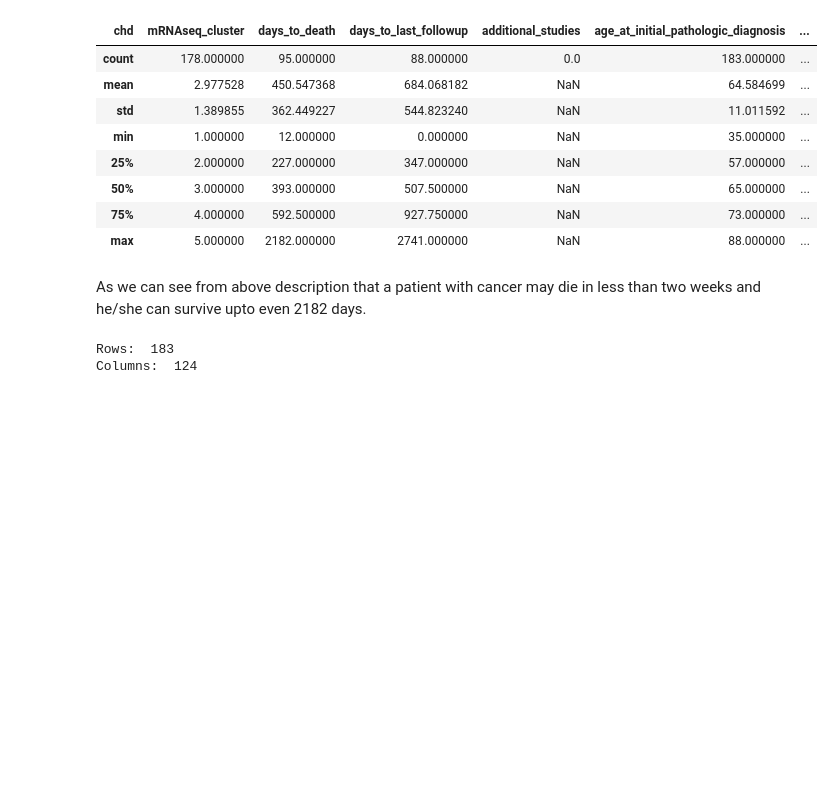
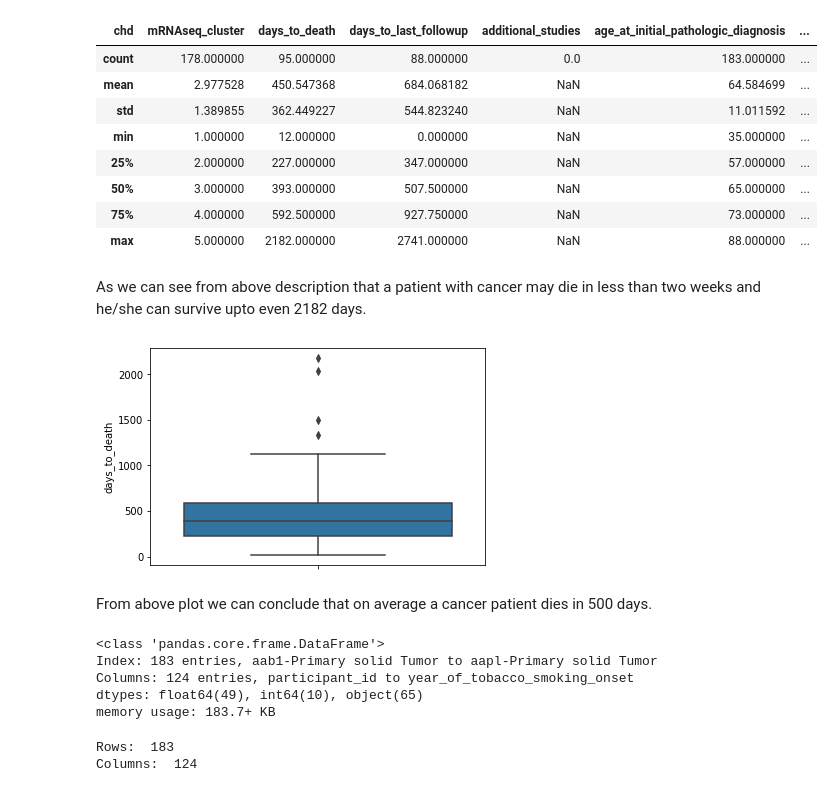
Before and after one commit to kaish114/Elucidata-Assignment-Internship, a Jupyter notebook: Elucidata_Assignment.ipynb, the cells around one changed output. Saved outputs shown, nothing was run; the diff lists cells and outputs as text; code cells hidden in the pictures; blank space fills up the shorter version.

```diff
--- a/Elucidata_Assignment.ipynb
+++ b/Elucidata_Assignment.ipynb
@@ -174,6 +171,21 @@ column_metadata.describe()
 | max | 5.000000 | 2182.000000 | 2741.000000 | NaN | 88.000000 | ... |
 # %% [markdown]
 As we can see from above description that a patient with cancer may die in less than two weeks and he/she can survive upto even 2182 days.
+# %%
+ax = sns.boxplot(x='days_to_death', data=column_metadata, orient="v")
+# %% [output]
+[figure, added]
+# %% [markdown]
+From above plot we can conclude that on average a cancer patient dies in 500 days.
+# %%
+#Info about column_metadata
+column_metadata.info()
+# %% [output]
+<class 'pandas.core.frame.DataFrame'>
+Index: 183 entries, aab1-Primary solid Tumor to aapl-Primary solid Tumor
+Columns: 124 entries, participant_id to year_of_tobacco_smoking_onset
+dtypes: float64(49), int64(10), object(65)
+memory usage: 183.7+ KB
 # %%
 # Shape of columns metadata
 [x,y] = column_metadata.shape
```
Also changed, not shown: parts of 8 cells of this notebook.
